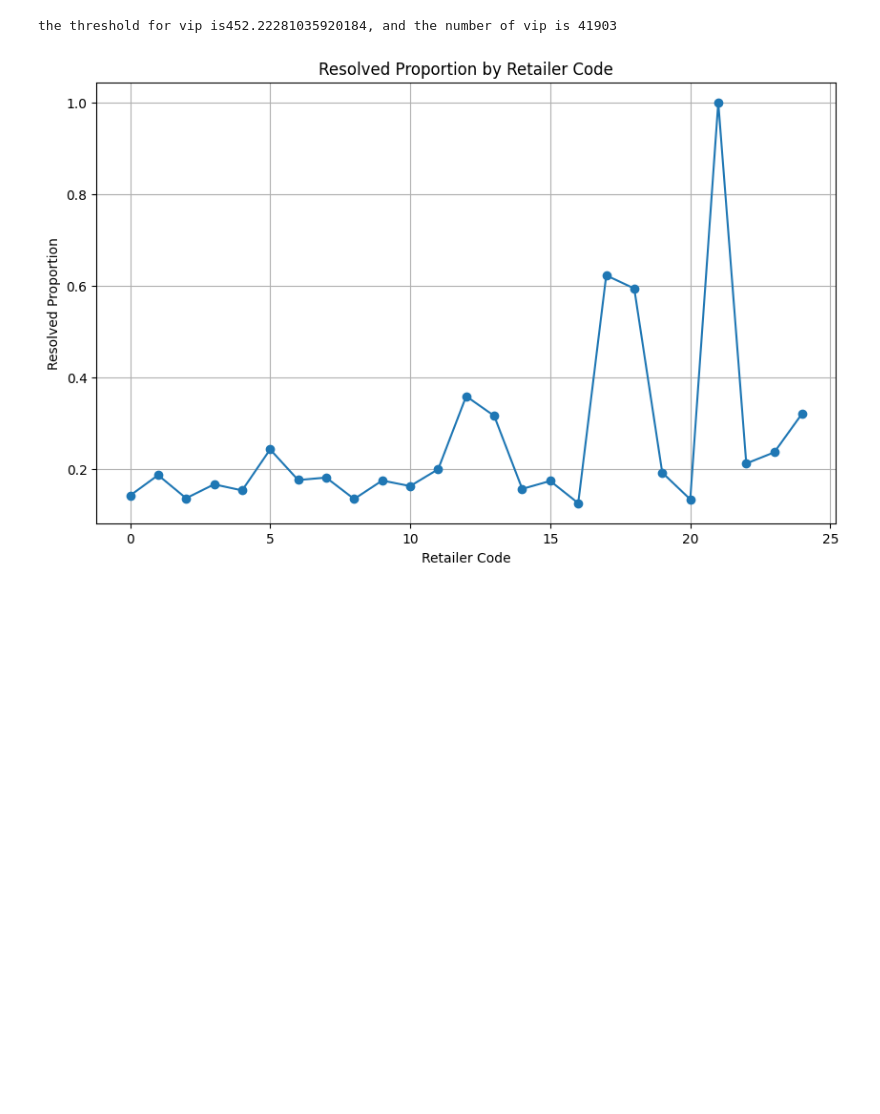
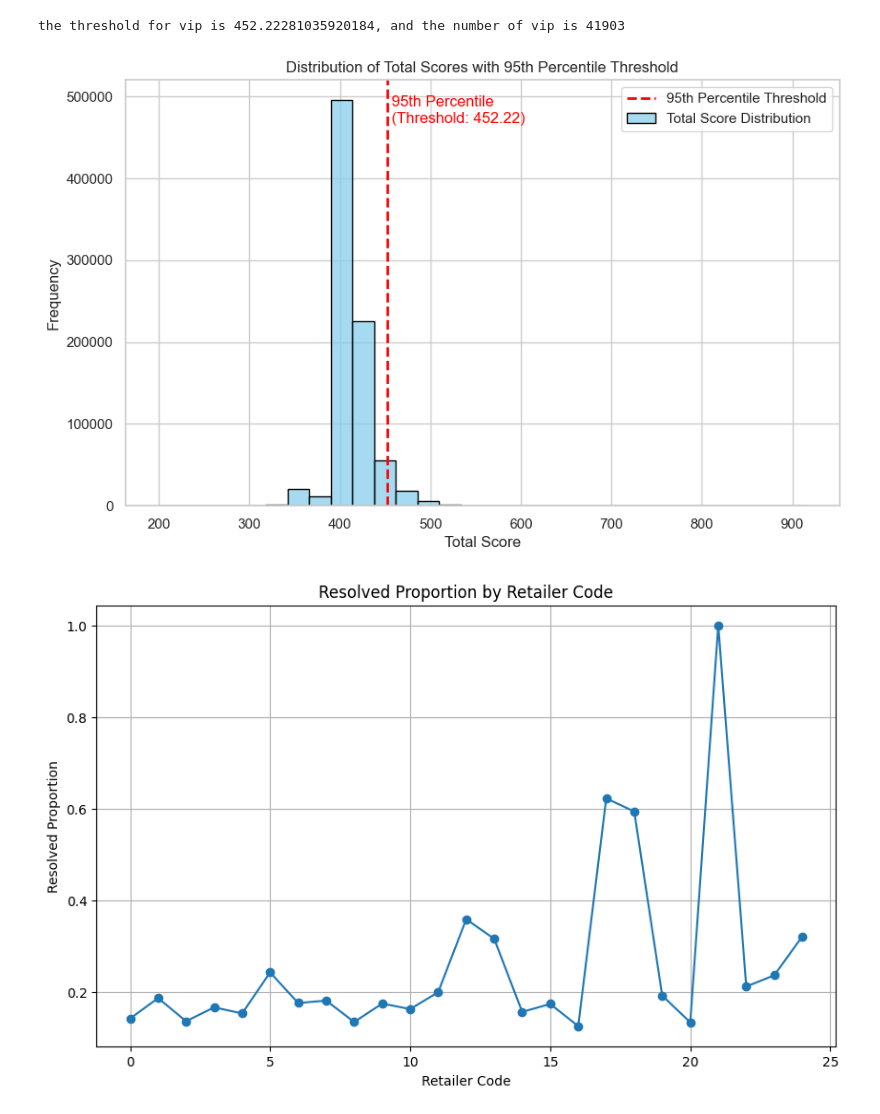
Before and after one commit to mtilyxuegao/uiuc_datathon, a Jupyter notebook: zay/new_eda.ipynb, the cells around one changed output. Cells and saved outputs as stored; diff of their text form; code cells hidden in the pictures; blank space fills up the shorter version.

```diff
--- a/zay/new_eda.ipynb
+++ b/zay/new_eda.ipynb
@@ -3,6 +3,11 @@ import pandas as pd
 import numpy as np
 import seaborn as sns
 import matplotlib.pyplot as plt
+import matplotlib.pyplot as plt
+import seaborn as sns
+import plotly.graph_objs as go
+
+
 
 # 假设你的数据集路径是 'your_dataset.csv'
 # 加载数据集
@@ -11,6 +16,8 @@ data = pd.read_csv('3_clean.csv')
 # 预览数据
 
 data['account_open_date_13_march'] = pd.to_datetime(data['account_open_date_13_march'])
+
+
 
 min_date = data['account_open_date_13_march'].min()
 max_date = data['account_open_date_13_march'].max()
@@ -21,34 +28,95 @@ data['account_open_date_score'] = data['account_open_date_score'] / data['accoun
 
 
 max_delinquency_score = 200
 data['delinquency_history_score'] = (1 - (data['delinquency_history_13_march'] - data['delinquency_history_13_march'].min()) / (data['delinquency_history_13_march'].max() - data['delinquency_history_13_march'].min())) * max_delinquency_score
 
 max_balance_score = 700
 data['account_balance_score'] = (data['account_balance_13_march'] - data['account_balance_13_march'].min()) / (data['account_balance_13_march'].max() - data['account_balance_13_march'].min()) * max_balance_score
 
 
 data['total_score'] = (data['account_balance_score']  +
                        data['delinquency_history_score']  +
                        data['account_open_date_score'] )
 
 
 
 
 threshold = np.nanpercentile(data['total_score'], 95)
 
 vip_users = data[data['total_score'] >= threshold]
 
 print(f'the threshold for vip is {threshold}, and the number of vip is {len(vip_users)}')
 
 # find vip users.
 
 
 # print(data.head())
 
 # 获取描述性统计信息
 # print(data.describe())
+
+
+
+sns.set(style="whitegrid")
+
+plt.figure(figsize=(10, 6))
+sns.histplot(data['total_score'], bins=30, kde=False, color='skyblue',
+             edgecolor='black')
+
+plt.axvline(threshold, color='red', linestyle='--', linewidth=2)
+
+plt.text(threshold, plt.gca().get_ylim()[1]*0.9, f' 95th Percentile\n (Threshold: {threshold:.2f})',
+         color='red', ha='left')
+
+
+plt.title('Distribution of Total Scores with 95th Percentile Threshold')
+plt.xlabel('Total Score')
+plt.ylabel('Frequency')
+plt.legend(['95th Percentile Threshold', 'Total Score Distribution'])
+
+plt.show()
+
+
+
+
+# x = np.linspace(min(data.dropna(subset=['total_score'])['total_score']), max(data.dropna(subset=['total_score'])['total_score']), 1000)
+# y = pd.Series(data.dropna(subset=['total_score'])['total_score']).plot.kde(bw_method=0.3).get_lines()[0].get_data()[1]
+
+
+# fig = go.Figure()
+
+
+# fig.add_trace(go.Scatter(x=x, y=y, fill='tozeroy', name='Density'))
+
+
+# above_threshold = x >= threshold
+# # Overlay with a different color for the area above the threshold
+# fig.add_trace(go.Scatter(x=x[above_threshold], y=y[above_threshold], fill='tozeroy', name='Top 5%'))
+
+
+# fig.add_shape(type="line",
+#               x0=threshold, y0=0, x1=threshold, y1=max(y[above_threshold]),
+#               line=dict(color="Red", width=2, dash="dashdot"),
+#               )
+
+
+# fig.add_annotation(x=threshold, y=max(y[above_threshold]),
+#                    text=f"95th Percentile: {threshold:.2f}",
+#                    showarrow=True,
+#                    arrowhead=1,
+#                    ax=-40,
+#                    ay=-30)
+
+
+# fig.update_layout(title='Density Plot of Total Scores Highlighting the 95th Percentile Threshold',
+#                   xaxis_title='Total Score',
+#                   yaxis_title='Density',
+#                   template='plotly_white')
+
+# fig.show()
 # %% [output]
-the threshold for vip is452.22281035920184, and the number of vip is 41903
+the threshold for vip is 452.22281035920184, and the number of vip is 41903
+[figure, added]
 # %%
 n = data['retailer_code'].max()  # 假设 retailer_code 的最大值代表 n
 
```
